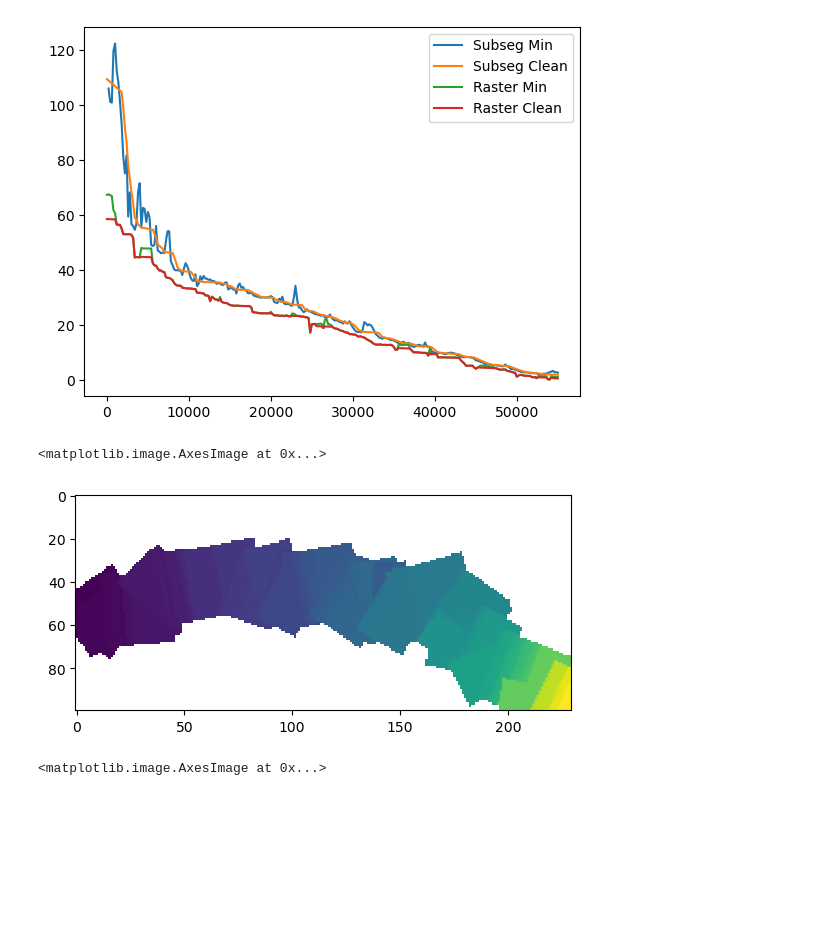
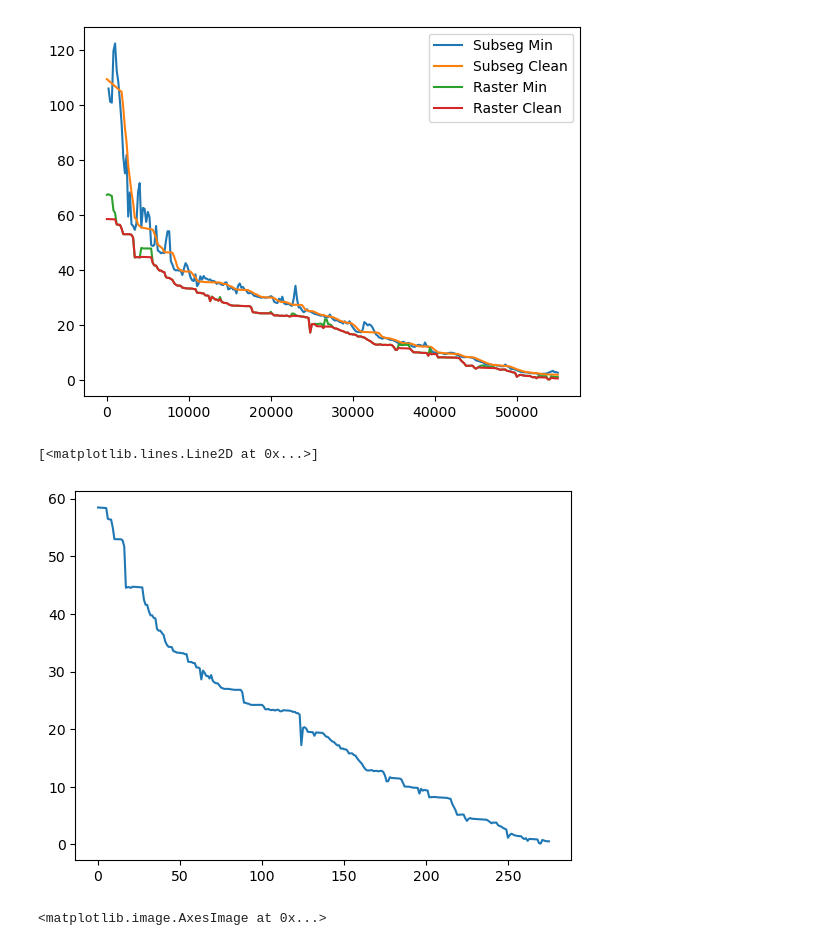
Before and after one commit to andrewcalderwood/CosumnesRiverRecharge, a Jupyter notebook: Projects/Levee_setback/levee_setback_distance_analysis/05_Recharge volume.ipynb, the cells around one changed output. Cells and saved outputs as stored; diff of their text form; code cells hidden in the pictures; blank space fills up the shorter version.

```diff
--- a/Projects/Levee_setback/levee_setback_distance_analysis/05_Recharge volume.ipynb
+++ b/Projects/Levee_setback/levee_setback_distance_analysis/05_Recharge volume.ipynb
@@ -240,9 +249,8 @@ np.savetxt(chan_dir+'subsegments_xs_mins.tsv', xs_mins_arr200, delimiter='\t')
-# %%
-plt.imshow(xs_mins_arr200)
-# len(xs)
-# %% [output]
-<matplotlib.image.AxesImage at 0x...>
-[figure, removed]
+# %%
+plt.plot(r_plt.z_min_adj.values)
+# %% [output]
+[<matplotlib.lines.Line2D at 0x...>]
+[figure, added]
 # %%
 fig,axes=plt.subplots(1,2)
 ax=axes[0]
```
Also changed, not shown: parts of 7 cells of this notebook, 5 other files.
